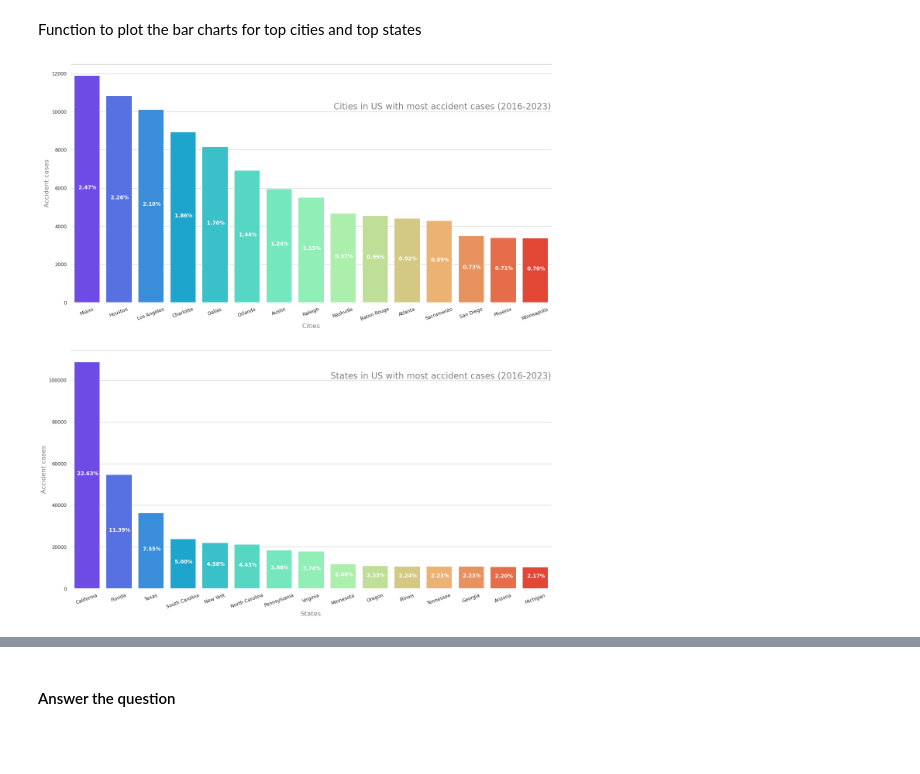
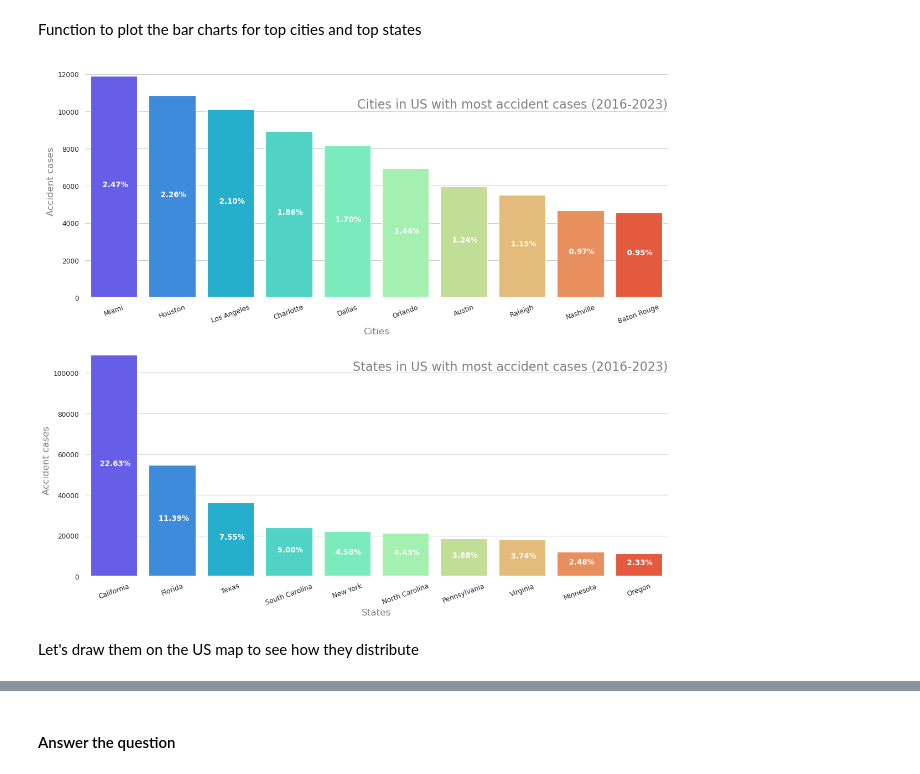
Before and after one commit to knightstark7/FinalProject-P4DS, a Jupyter notebook: USAccident.ipynb, the cells around one changed output, grey strips where cells are left out. Cells and saved outputs as stored; diff of their text form; code cells hidden in the pictures; blank space fills up the shorter version.

Commit message:
visualize map question 4

```diff
--- a/USAccident.ipynb
+++ b/USAccident.ipynb
@@ -796,11 +815,9 @@ geo_df[geo_df['Severity'] == 3].plot(ax=ax, color='tab:red', marker='x', label='
 geo_df[geo_df['Severity'] == 4].plot(ax=ax, color='tab:purple', marker='v', label='4: severe', markersize=1)
 
 # hiding the grid and ticks
-ax.grid(False)
-plt.tick_params(top=False, bottom=False, left=False, right=False,
-                labelleft=False, labelbottom=False)
+plt.axis('off')
 
-ax.set_title('Accidents in US', size=20)
+ax.set_title('Severity of Accidents in US', size=20)
 
 ax.legend(title='Severity', prop={'size': 15}, loc='lower right', borderpad=1,
          labelcolor=['tab:green', 'tab:orange', 'tab:red', 'tab:purple'])
@@ -1058,3 +1016,6 @@ us_states_names = {
+# %%
+# by using the state data that we defined above
+us_states_names = dict(zip(states['STUSPS'], states['NAME']))
 # %% [markdown]
 Create a dataframe containing the number of accident cases for each states
 # %%
@@ -1076,7 +1037,7 @@ state_df.head()
 # %% [markdown]
 First, we will see visualize how many accidents happen for each state/city in US. Since there are too many, we will only see the top cities/states where the most accidents happen.
 # %%
-TOP_CITIES_STATES = 15
+TOP_CITIES_STATES = 10
 top_cities = city_df.head(TOP_CITIES_STATES)
 top_states = state_df.head(TOP_CITIES_STATES)
 # %% [markdown]
@@ -1108,14 +1069,16 @@ def plot_bar_top(ax, x, y, xlabel, ylabel, total):
     top_side = ax.spines["top"]
     top_side.set_visible(False)
 # %%
-fig, axes = plt.subplots(2, 1, figsize = (20,22), dpi = 80)
+fig, axes = plt.subplots(2, 1, figsize = (17,15), dpi = 80)
 
 axes[0].set_title(f'Cities in US with most accident cases (2016-2023)', size=20, color='grey', y=0.8, loc='right')
 plot_bar_top(axes[0], top_cities.index, top_cities['Cases'], 'Cities', 'Accident cases', city_df['Cases'].sum())
 
 axes[1].set_title(f'States in US with most accident cases (2016-2023)', size=20, color='grey', y=0.87, loc='right')
 plot_bar_top(axes[1], top_states.index, top_states['Cases'], 'States', 'Accident cases', state_df['Cases'].sum())
 
 plt.show()
 # %% [output]
-[figure, old version]
+[figure, new version]
+# %% [markdown]
+Let's draw them on the US map to see how they distribute
```
Also changed, not shown: parts of 9 cells of this notebook.
